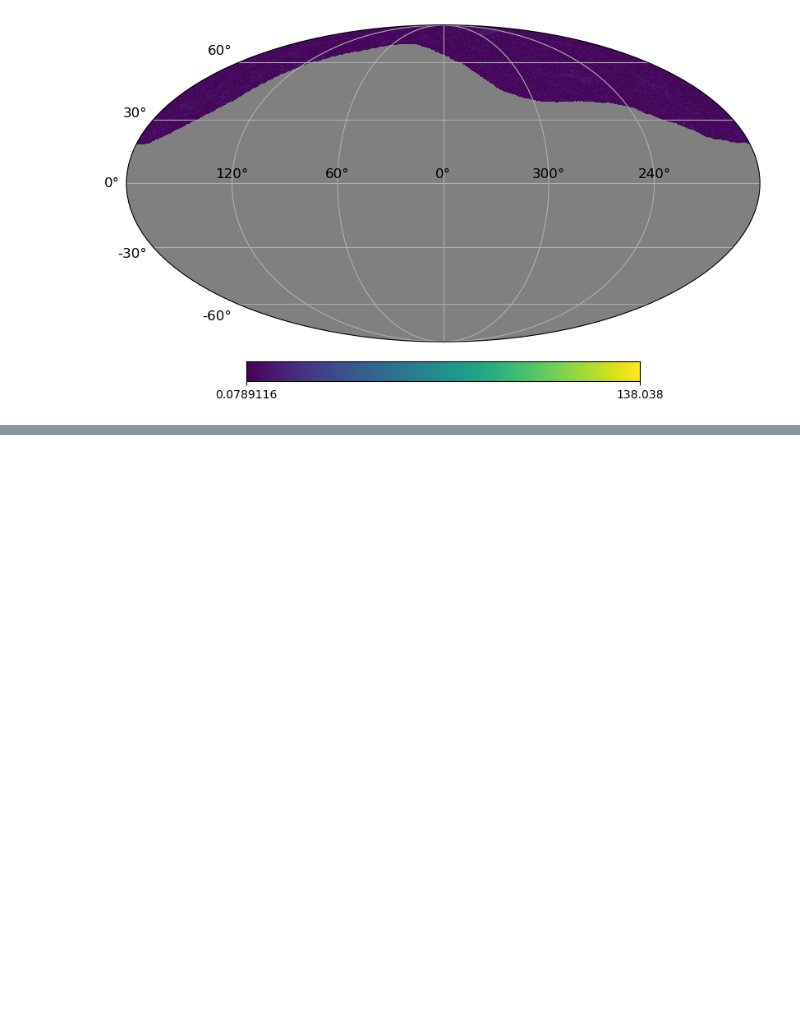
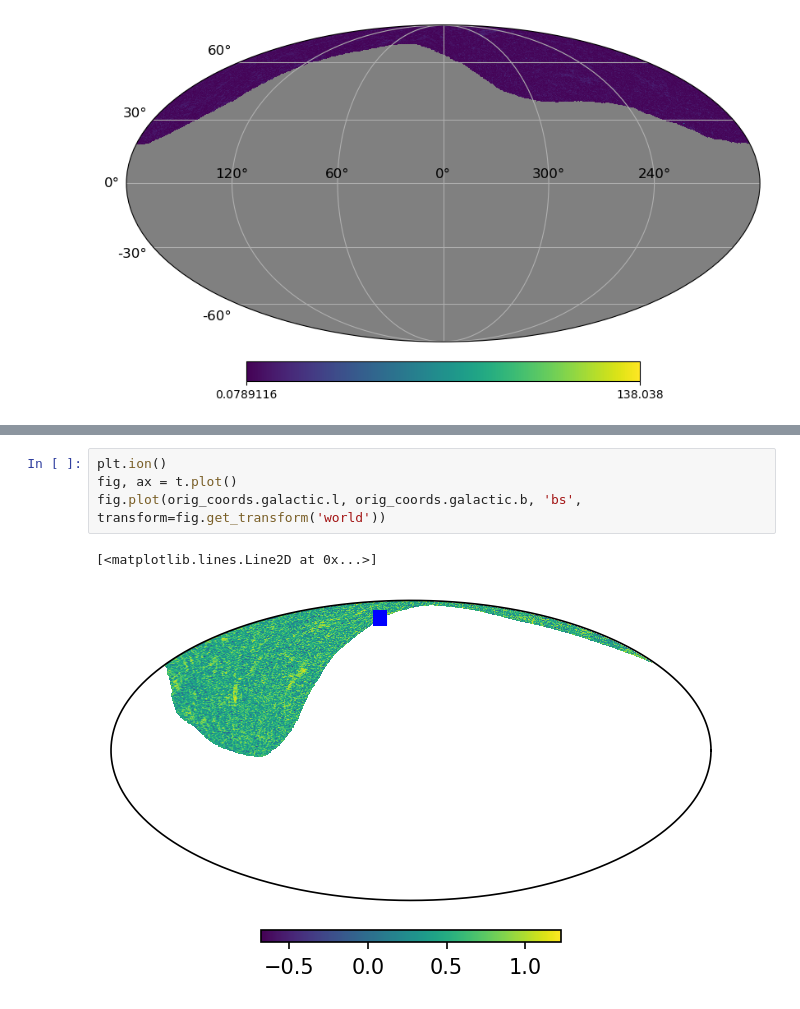
Before and after one commit to parsotat/BatAnalysis, a Jupyter notebook: notebooks/Example_TTE_imaging_data_analysis.ipynb, the cells around one changed output, grey strips where cells are left out. Saved outputs shown, nothing was run; the diff lists cells and outputs as text; blank space fills up the shorter version.

```diff
--- a/notebooks/Example_TTE_imaging_data_analysis.ipynb
+++ b/notebooks/Example_TTE_imaging_data_analysis.ipynb
@@ -482,0 +493,7 @@ mosaic_skyview.snr_img.plot(coordsys="icrs")
+# %%
+plt.ion()
+fig, ax = t.plot()
+fig.plot(orig_coords.galactic.l, orig_coords.galactic.b, 'bs', transform=fig.get_transform('world'))
+# %% [output]
+[<matplotlib.lines.Line2D at 0x...>]
+[figure, added]
```
Also changed, not shown: parts of 12 cells of this notebook, 2 other files.
